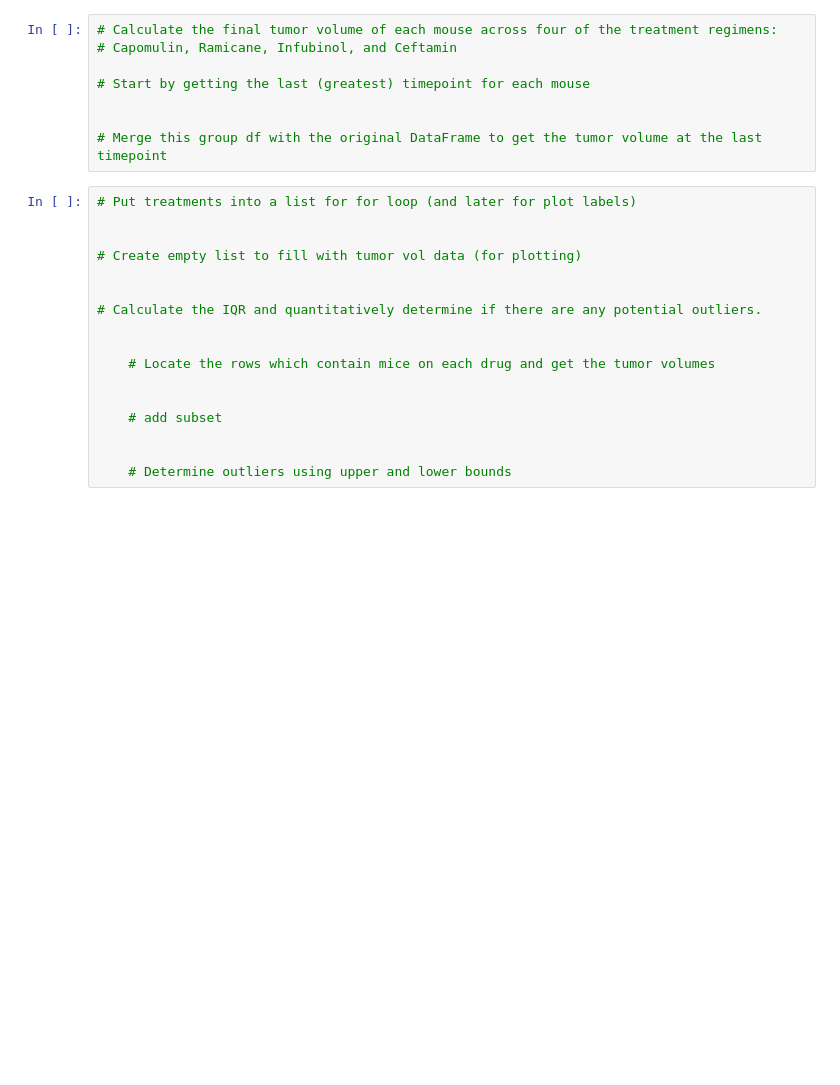
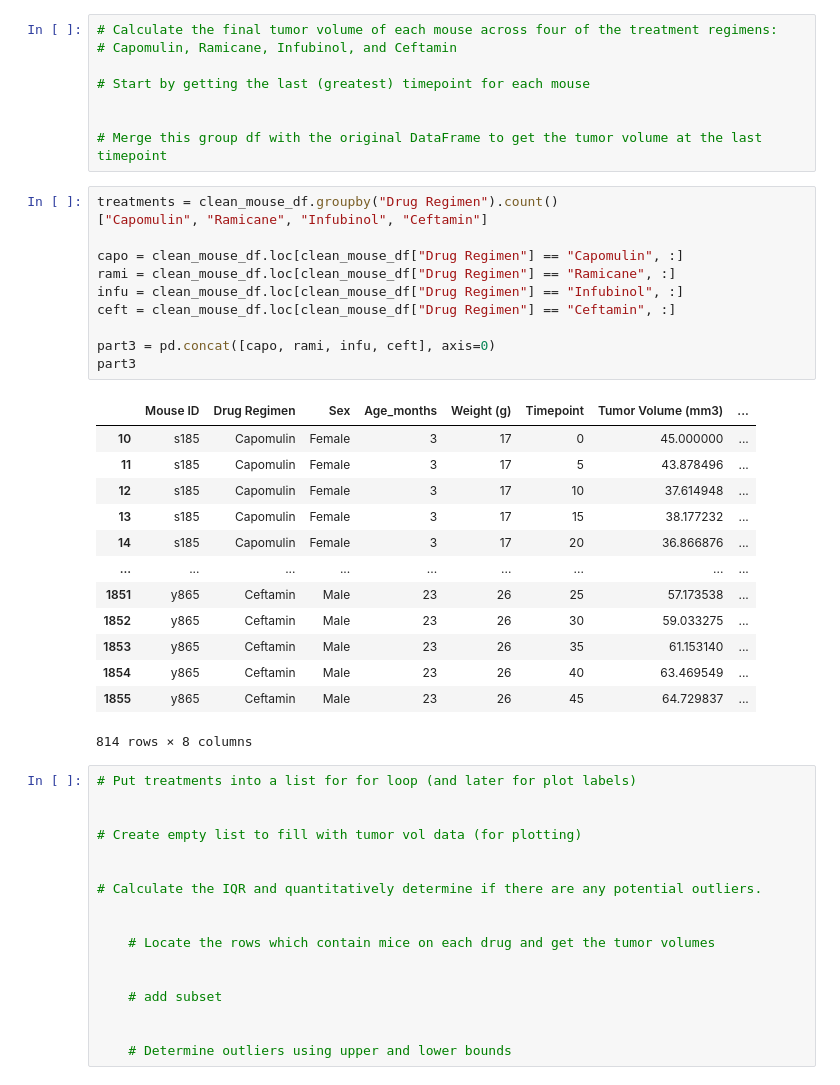
Before and after one commit to TheEvilSombrero/Module-5-Challenge, a Jupyter notebook: pymaceuticals_starter-Copy1.ipynb, the cells around one changed output. Saved outputs shown, nothing was run; the diff lists cells and outputs as text; blank space fills up the shorter version.

Commit message:
Add files via upload
Starting part 3

```diff
--- a/pymaceuticals_starter-Copy1.ipynb
+++ b/pymaceuticals_starter-Copy1.ipynb
@@ -197,6 +197,31 @@ plt.show()
 
 
 # Merge this group df with the original DataFrame to get the tumor volume at the last timepoint
+# %%
+treatments = clean_mouse_df.groupby("Drug Regimen").count()
+["Capomulin", "Ramicane", "Infubinol", "Ceftamin"]
+
+capo = clean_mouse_df.loc[clean_mouse_df["Drug Regimen"] == "Capomulin", :]
+rami = clean_mouse_df.loc[clean_mouse_df["Drug Regimen"] == "Ramicane", :]
+infu = clean_mouse_df.loc[clean_mouse_df["Drug Regimen"] == "Infubinol", :]
+ceft = clean_mouse_df.loc[clean_mouse_df["Drug Regimen"] == "Ceftamin", :]
+
+part3 = pd.concat([capo, rami, infu, ceft], axis=0)
+part3
+# %% [output]
+|  | Mouse ID | Drug Regimen | Sex | Age_months | Weight (g) | Timepoint | Tumor Volume (mm3) | ... |
+| 10 | s185 | Capomulin | Female | 3 | 17 | 0 | 45.000000 | ... |
+| 11 | s185 | Capomulin | Female | 3 | 17 | 5 | 43.878496 | ... |
+| 12 | s185 | Capomulin | Female | 3 | 17 | 10 | 37.614948 | ... |
+| 13 | s185 | Capomulin | Female | 3 | 17 | 15 | 38.177232 | ... |
+| 14 | s185 | Capomulin | Female | 3 | 17 | 20 | 36.866876 | ... |
+| ... | ... | ... | ... | ... | ... | ... | ... | ... |
+| 1851 | y865 | Ceftamin | Male | 23 | 26 | 25 | 57.173538 | ... |
+| 1852 | y865 | Ceftamin | Male | 23 | 26 | 30 | 59.033275 | ... |
+| 1853 | y865 | Ceftamin | Male | 23 | 26 | 35 | 61.153140 | ... |
+| 1854 | y865 | Ceftamin | Male | 23 | 26 | 40 | 63.469549 | ... |
+| 1855 | y865 | Ceftamin | Male | 23 | 26 | 45 | 64.729837 | ... |
+814 rows × 8 columns
 # %%
 # Put treatments into a list for for loop (and later for plot labels)
 
```
